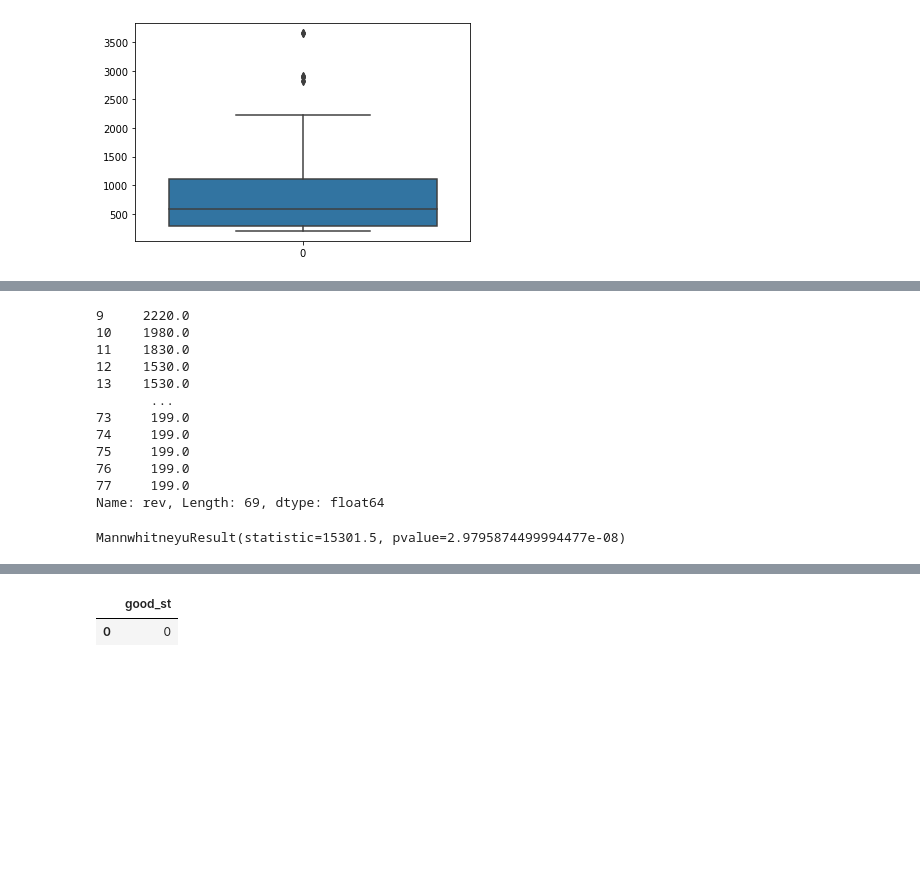
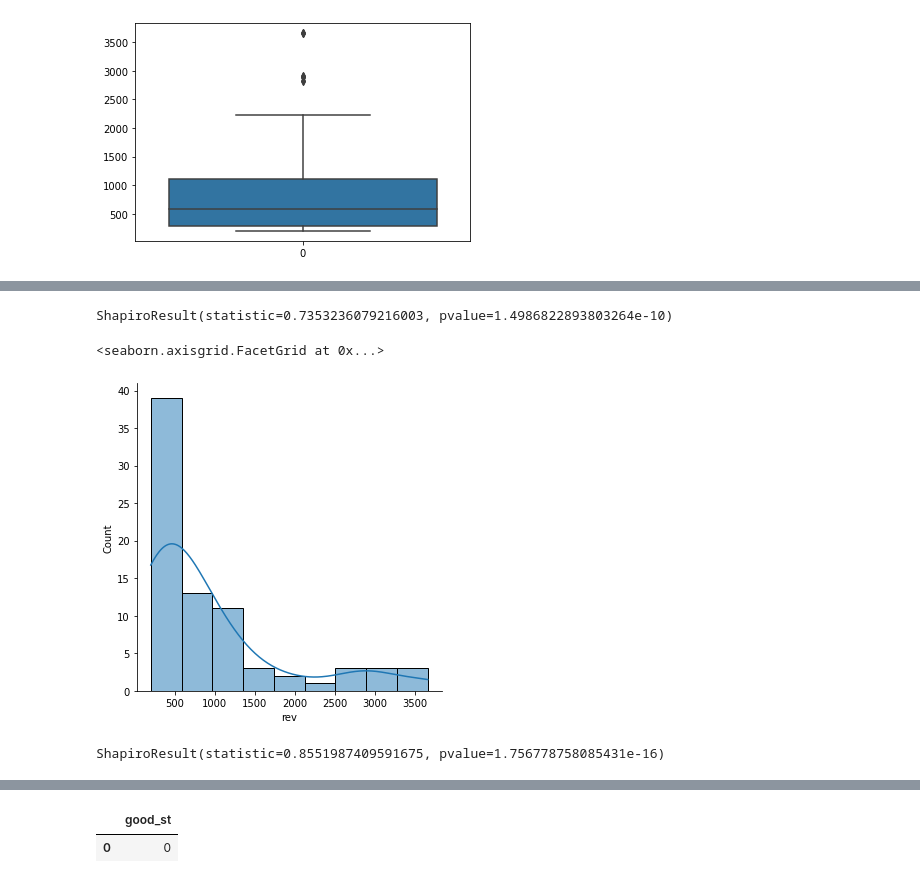
Before and after one commit to Callmewhateveryoulike/Karpov.courses-final-project, a Jupyter notebook: Final_project.ipynb, the cells around one changed output, grey strips where cells are left out. Saved outputs shown, nothing was run; the diff lists cells and outputs as text; code cells hidden in the pictures; blank space fills up the shorter version.

Commit message:
Latest version of project notebook

```diff
--- a/Final_project.ipynb
+++ b/Final_project.ipynb
@@ -9,14 +9,17 @@ import pandahouse as ph
 # %%
 #                                                   Задание 1
 # %%
-groups_df = pd.read_csv(r'/home/jupyter-i.gorodnichev-15/files_for_project/Проект_2_groups.csv', sep=';', encoding = 'utf-8') #судя по всему, файлы
-# неправильно были сохранены в csv формат, из-за чего некоторые строки не считываются корректно, т.к. при их просмотре в
-# текстовом редакторе каких-либо ошибок не видно. Можно пересохранить их или игнорировать строки, вызывающие ошибку
-# (параметр error_bad_lines метода read_csv должен быть равен False).
+groups_df = pd.read_csv(r'/home/jupyter-i.gorodnichev-15/files_for_project/Проект_2_groups.csv', sep=';',
+                        encoding='utf-8')
+# судя по всему, файлы неправильно были сохранены в csv формат, из-за чего некоторые строки не считываются корректно,
+# т.к. при их просмотре в  текстовом редакторе каких-либо ошибок не видно. Можно пересохранить их или игнорировать
+# строки, вызывающие ошибку (параметр error_bad_lines метода read_csv должен быть равен False).
 
-info_df = pd.read_csv(r'/home/jupyter-i.gorodnichev-15/files_for_project/Проект_2_active_studs.csv', sep=';', encoding = 'utf-8')
+info_df = pd.read_csv(r'/home/jupyter-i.gorodnichev-15/files_for_project/Проект_2_active_studs.csv', sep=';',
+                      encoding='utf-8')
 
-cheks_df = pd.read_csv(r'/home/jupyter-i.gorodnichev-15/files_for_project/Проект_2_checks.csv', sep=';', encoding = 'utf-8')
+cheks_df = pd.read_csv(r'/home/jupyter-i.gorodnichev-15/files_for_project/Проект_2_checks.csv', sep=';',
+                       encoding='utf-8')
 # %%
 # проверим данные на предмет пустых значений
 groups_df.isna().sum()
@@ -38,8 +100,7 @@ dtype: int64
 # %%
-# получим данные о чеках активных во время теста пользователей, которые отнесены к какой-либо группе
-merged_checks = cheks_df.merge(right = info_df, how = 'inner', on = 'student_id').\
-                merge(right = groups_df, how = 'inner', left_on = 'student_id', right_on = 'id')
-merged_checks = merged_checks.drop(columns = 'id') # удалим лишнюю колонку
-group_A = merged_checks[merged_checks['grp'] == 'A'].reset_index(drop = True) # переназначим index
-group_B = merged_checks[merged_checks['grp'] == 'B'].reset_index(drop = True) # переназначим index
-group_A
+# получим данные о чеках активных платящих во время теста пользователей, которые отнесены к какой-либо группе
+merged_checks = cheks_df.merge(right=info_df, how='inner', on='student_id')
+    .merge(right=groups_df, how='inner', left_on='student_id', right_on='id')
+merged_checks = merged_checks.drop(columns='id')  # удалим лишнюю колонку
+group_A = merged_checks[merged_checks['grp'] == 'A'].reset_index(drop=True)  # переназначим index
+group_B = merged_checks[merged_checks['grp'] == 'B'].reset_index(drop=True)  # переназначим index
@@ -194,20 +113,0 @@ Name: rev, dtype: float64
-# %%
-drops_A = drops_A.drop(index = [0,1,2,3,4,5,6,7,8]) # избавимся от выбросов
-drops_A
-# %% [output]
-9     2220.0
-10    1980.0
-11    1830.0
-12    1530.0
-13    1530.0
-       ...
-73     199.0
-74     199.0
-75     199.0
-76     199.0
-77     199.0
-Name: rev, Length: 69, dtype: float64
-# %%
-st.mannwhitneyu(drops_B, drops_A) # теперь посмотрим, как одновременное удаление выбросов из групп А и Б влияет на результат
-# %% [output]
-MannwhitneyuResult(statistic=15301.5, pvalue=2.9795874499994477e-08)
@@ -219,0 +114,15 @@ MannwhitneyuResult(statistic=15301.5, pvalue=2.9795874499994477e-08)
+# %%
+st.shapiro(x=group_A['rev'])  # проверка на нормальность распределения данных о платежах
+# распределение нельзя считать нормальным, поэтому для АА-теста лучше не использовать Т-тест
+# %% [output]
+ShapiroResult(statistic=0.7353236079216003, pvalue=1.4986822893803264e-10)
+# %%
+sns.displot(x=group_A['rev'], kde=True)  # распределение данных в группе А
+# %% [output]
+<seaborn.axisgrid.FacetGrid at 0x...>
+[figure, added]
+# %%
+# Посмотрим на соответствие данных в выборке для группы Б нормальному распределению
+st.shapiro(x=group_B['rev'])
+# %% [output]
+ShapiroResult(statistic=0.8551987409591675, pvalue=1.756778758085431e-16)
```
Also changed, not shown: parts of 89 cells of this notebook.
